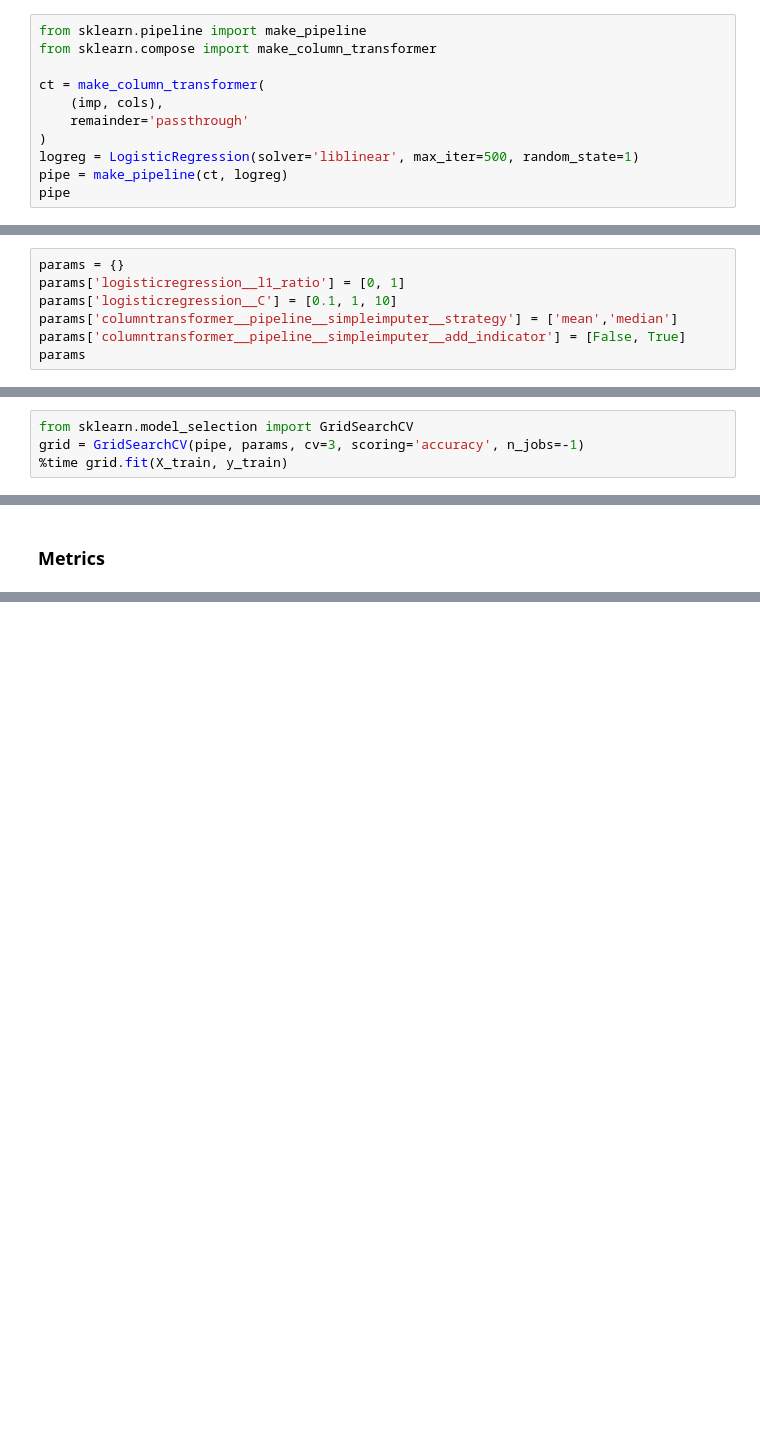
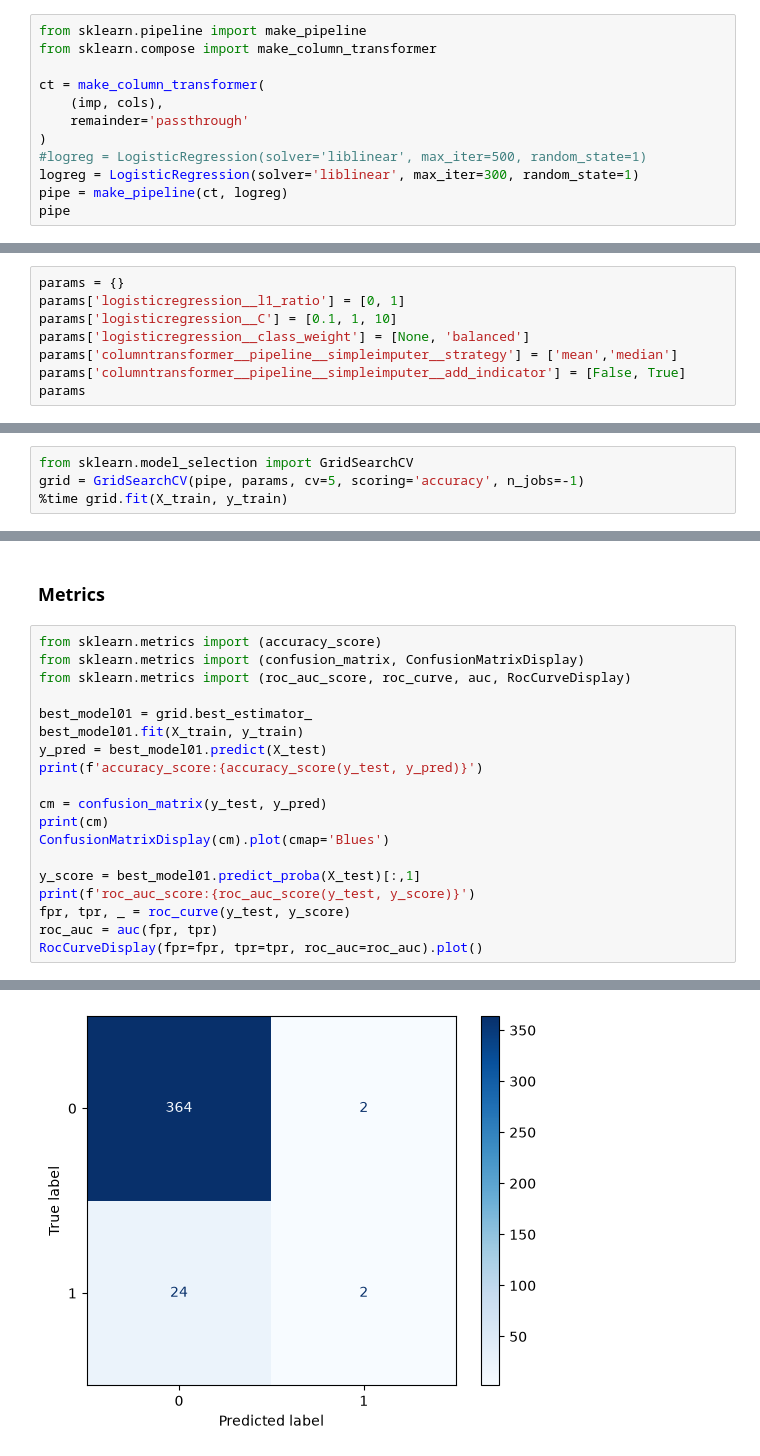
Before and after one commit to pancurster/secom-ml, a Jupyter notebook: notebooks/model01.ipynb, the cells around one changed output, grey strips where cells are left out. Cells and saved outputs as stored; diff of their text form; blank space fills up the shorter version.

Commit message:
minor updates (pandas pipe, api)

```diff
--- a/notebooks/model01.ipynb
+++ b/notebooks/model01.ipynb
@@ -128,7 +116,8 @@ ct = make_column_transformer(
     (imp, cols),
     remainder='passthrough'
 )
-logreg = LogisticRegression(solver='liblinear', max_iter=500, random_state=1)
+#logreg = LogisticRegression(solver='liblinear', max_iter=500, random_state=1)
+logreg = LogisticRegression(solver='liblinear', max_iter=300, random_state=1)
 pipe = make_pipeline(ct, logreg)
 pipe
 # %% [output]
@@ -308,6 +296,7 @@ list(pipe.get_params())
 params = {}
 params['logisticregression__l1_ratio'] = [0, 1]
 params['logisticregression__C'] = [0.1, 1, 10]
+params['logisticregression__class_weight'] = [None, 'balanced']
 params['columntransformer__pipeline__simpleimputer__strategy'] = ['mean','median']
 params['columntransformer__pipeline__simpleimputer__add_indicator'] = [False, True]
 params
@@ -318,6 +308,6 @@ params
  'columntransformer__pipeline__simpleimputer__add_indicator': [False, True]}
 # %%
 from sklearn.model_selection import GridSearchCV
-grid = GridSearchCV(pipe, params, cv=3, scoring='accuracy', n_jobs=-1)
+grid = GridSearchCV(pipe, params, cv=5, scoring='accuracy', n_jobs=-1)
 %time grid.fit(X_train, y_train)
 # %% [output]
@@ -353,3 +344,23 @@ grid.best_params_
  'logisticregression__l1_ratio': 1}
 # %% [markdown]
 ### Metrics
+# %%
+from sklearn.metrics import (accuracy_score)
+from sklearn.metrics import (confusion_matrix, ConfusionMatrixDisplay)
+from sklearn.metrics import (roc_auc_score, roc_curve, auc, RocCurveDisplay)
+
+best_model01 = grid.best_estimator_
+best_model01.fit(X_train, y_train)
+y_pred = best_model01.predict(X_test)
+print(f'accuracy_score:{accuracy_score(y_test, y_pred)}')
+
+cm = confusion_matrix(y_test, y_pred)
+print(cm)
+ConfusionMatrixDisplay(cm).plot(cmap='Blues')
+
+y_score = best_model01.predict_proba(X_test)[:,1]
+print(f'roc_auc_score:{roc_auc_score(y_test, y_score)}')
+fpr, tpr, _ = roc_curve(y_test, y_score)
+roc_auc = auc(fpr, tpr)
+RocCurveDisplay(fpr=fpr, tpr=tpr, roc_auc=roc_auc).plot()
+# %% [output]
@@ -355,0 +372 @@ grid.best_params_
+[figure, added]
```
Also changed, not shown: parts of 14 cells of this notebook, 2 other files.
